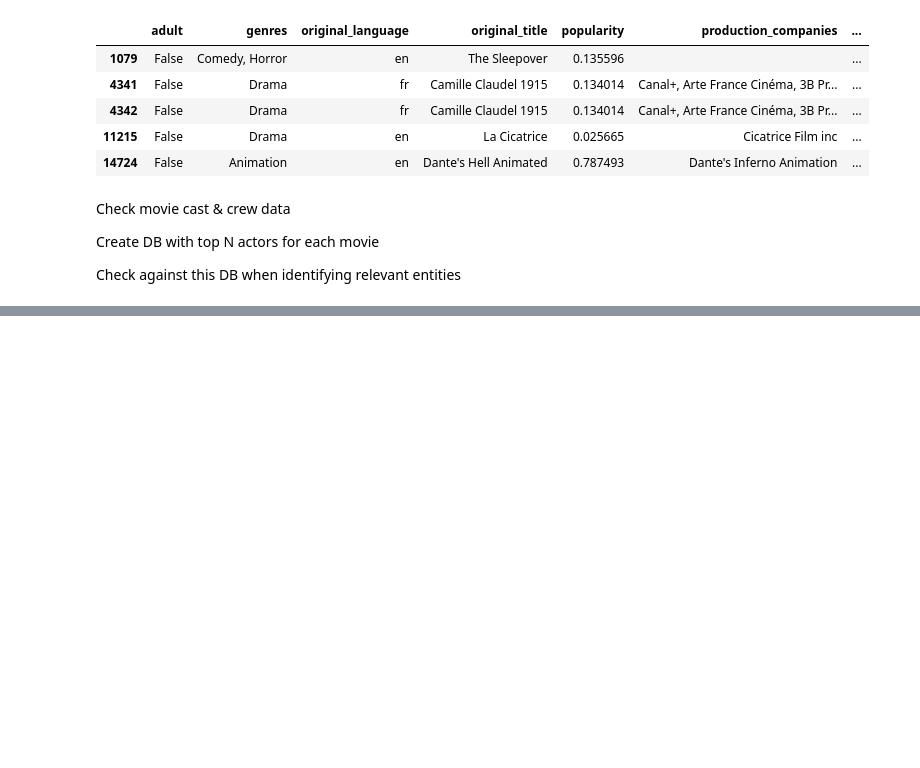
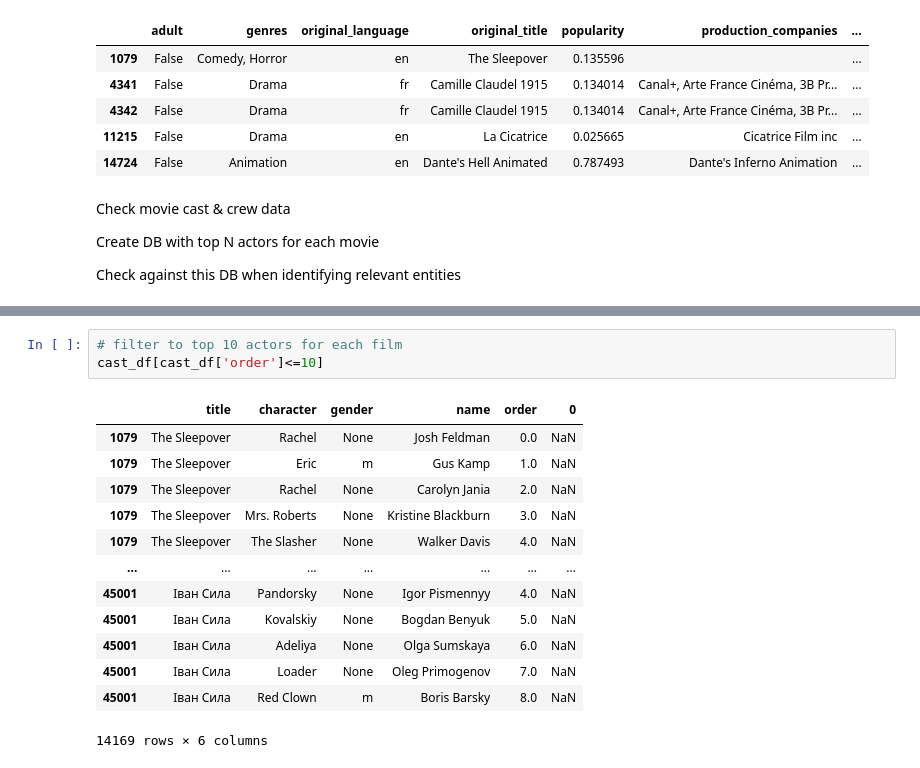
Before and after one commit to zjerath/TweetMiner, a Jupyter notebook: Notebooks/clustering_aggregation.ipynb, the cells around one changed output, grey strips where cells are left out. Drawn from its saved outputs; the diff is of its cells as text; blank space fills up the shorter version.

```diff
--- a/Notebooks/clustering_aggregation.ipynb
+++ b/Notebooks/clustering_aggregation.ipynb
@@ -590,0 +522,17 @@ Index(['adult', 'genres', 'original_language', 'original_title', 'popularity',
+# %%
+# filter to top 10 actors for each film
+cast_df[cast_df['order']<=10]
+# %% [output]
+|  | title | character | gender | name | order | 0 |
+| 1079 | The Sleepover | Rachel | None | Josh Feldman | 0.0 | NaN |
+| 1079 | The Sleepover | Eric | m | Gus Kamp | 1.0 | NaN |
+| 1079 | The Sleepover | Rachel | None | Carolyn Jania | 2.0 | NaN |
+| 1079 | The Sleepover | Mrs. Roberts | None | Kristine Blackburn | 3.0 | NaN |
+| 1079 | The Sleepover | The Slasher | None | Walker Davis | 4.0 | NaN |
+| ... | ... | ... | ... | ... | ... | ... |
+| 45001 | Іван Сила | Pandorsky | None | Igor Pismennyy | 4.0 | NaN |
+| 45001 | Іван Сила | Kovalskiy | None | Bogdan Benyuk | 5.0 | NaN |
+| 45001 | Іван Сила | Adeliya | None | Olga Sumskaya | 6.0 | NaN |
+| 45001 | Іван Сила | Loader | None | Oleg Primogenov | 7.0 | NaN |
+| 45001 | Іван Сила | Red Clown | m | Boris Barsky | 8.0 | NaN |
+14169 rows × 6 columns
```
Also changed, not shown: parts of 9 cells of this notebook, 3 other files.
